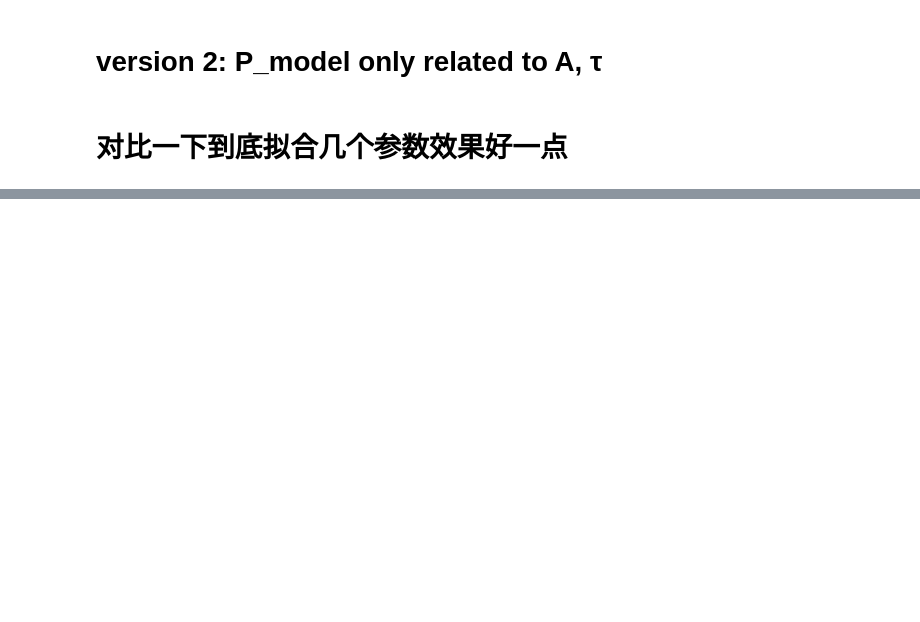
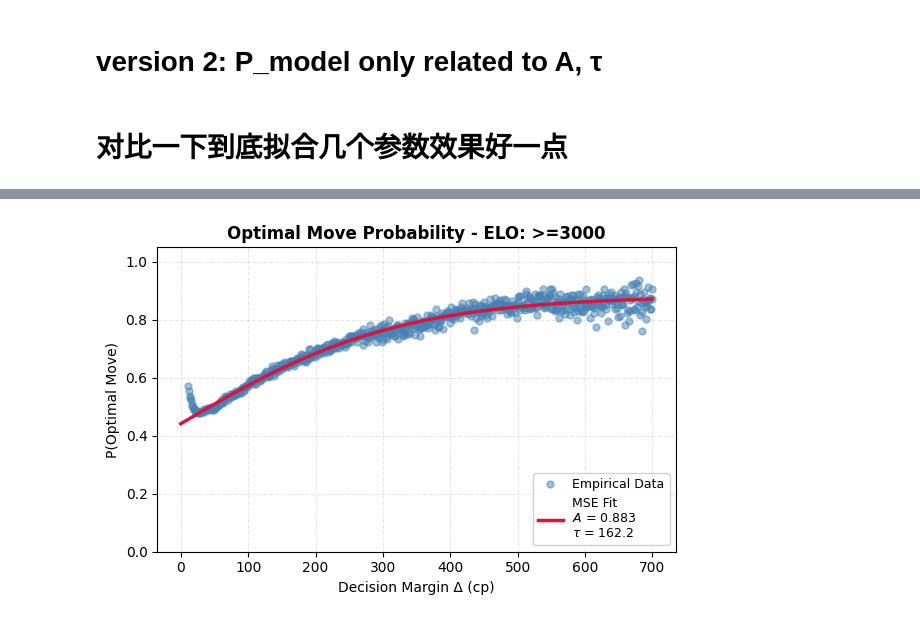
Before and after one commit to zZimablueee/Chess, a Jupyter notebook: complexity/delta_0/graphs/figure2.ipynb, the cells around one changed output, grey strips where cells are left out. Cells and saved outputs as stored; diff of their text form; code cells hidden in the pictures; blank space fills up the shorter version.

```diff
--- a/complexity/delta_0/graphs/figure2.ipynb
+++ b/complexity/delta_0/graphs/figure2.ipynb
@@ -1079,0 +887,96 @@ print(final_df.to_string(index=False))
+# %%
+# 定制每个组的参数
+group_configs = {
+    '>=3000':   {'delta_max': 700, 'min_count': 50},
+    '2800-3000':{'delta_max': 700, 'min_count': 50},
+    '2600-2800':{'delta_max': 700, 'min_count': 80},
+    '2400-2600':{'delta_max': 700, 'min_count': 100},
+    '2200-2400':{'delta_max': 700, 'min_count': 100},
+    '2000-2200':{'delta_max': 700, 'min_count': 50},
+    '<2000':    {'delta_max': 700, 'min_count': 50}
+}
+def theoretical_logistic(delta, A, tau):
+    exponent = np.clip(-delta/tau, -700, 700)
+    return A/(1+ np.exp(exponent))
+
+def fit_mse(prob_df):
+    if prob_df is None or prob_df.empty:
+        return None, None
+    x_data = prob_df['Δ'].values
+    y_data = prob_df['P_Optimal'].values
+    initial_guess = [y_data.max(), 100.0]
+    bounds = ([0.0, 1.0], [1.0, 2000.0])
+    try:
+        popt, _ = curve_fit(
+            theoretical_logistic,
+            x_data, y_data,
+            p0=initial_guess,
+            bounds=bounds
+        )
+        return popt[0], popt[1]  # 返回最优的 A 和 tau
+    except Exception as e:
+        print(f"拟合失败: {e}")
+        return None, None
+
+all_prob_curves = {}
+results = {}
+group_order = ['>=3000', '2800-3000', '2600-2800','2400-2600', '2200-2400', '2000-2200', '<2000']
+
+for g in group_order:
+    print(f'\n===== ELO group: {g} =====')
+
+    # 从你的配置字典里读取专属参数
+    cfg = group_configs.get(g, {'delta_max': 1000, 'min_count': 100})
+    d_max = cfg['delta_max']
+    m_cnt = cfg['min_count']
+
+    print(f'使用参数 -> delta_max: {d_max}, min_count: {m_cnt}')
+
+    # 获取聚合后的经验散点数据
+    prob_df = empirical_curve(df_moves[df_moves['Is_Forced'] == 0], group_name=g, delta_min=10, delta_max=d_max, min_count=m_cnt)
+
+    if prob_df is None:
+        print('No valid data.')
+        continue
+
+    # 执行严谨的 MSE 拟合
+    A, tau = fit_mse(prob_df)
+
+    if A is None:
+        continue
+
+    print(f'最优天花板 A   = {A:.3f}')
+    print(f'最优阈值 τ     = {tau:.1f}')
+
+    all_prob_curves[g] = prob_df
+    results[g] = {'A': A, 'tau': tau}
+
+    # ==========================================
+    # 画图：散点和曲线异色显示
+    # ==========================================
+    plt.figure(figsize=(6, 4))
+
+    x_data = prob_df['Δ'].values
+    y_data = prob_df['P_Optimal'].values
+
+    # 1. 散点：使用半透明的钢蓝色 (steelblue)
+    plt.plot(x_data, y_data, 'o', color='steelblue', alpha=0.5, markersize=5, label='Empirical Data')
+
+    # 2. 曲线：使用鲜艳的深红色 (crimson)
+    x_smooth = np.linspace(0, x_data.max(), 200)
+    y_smooth = theoretical_logistic(x_smooth, A, tau)
+
+    fit_label = f'MSE Fit\n$A$ = {A:.3f}\n$\\tau$ = {tau:.1f}'
+    plt.plot(x_smooth, y_smooth, '-', color='crimson', lw=2.5, label=fit_label)
+
+    # 排版美化
+    plt.title(f'Optimal Move Probability - ELO: {g}', fontsize=12, fontweight='bold')
+    plt.xlabel('Decision Margin Δ (cp)', fontsize=10)
+    plt.ylabel('P(Optimal Move)', fontsize=10)
+    plt.ylim(0, 1.05)
+
+    plt.legend(loc='lower right', fontsize=9, framealpha=0.9)
+    plt.grid(alpha=0.3, linestyle='--')
+    plt.tight_layout()
+    plt.show()
+# %% [output]
@@ -1079,0 +987 @@ print(final_df.to_string(index=False))
+[figure, added]
```
Also changed, not shown: parts of 13 cells of this notebook.
